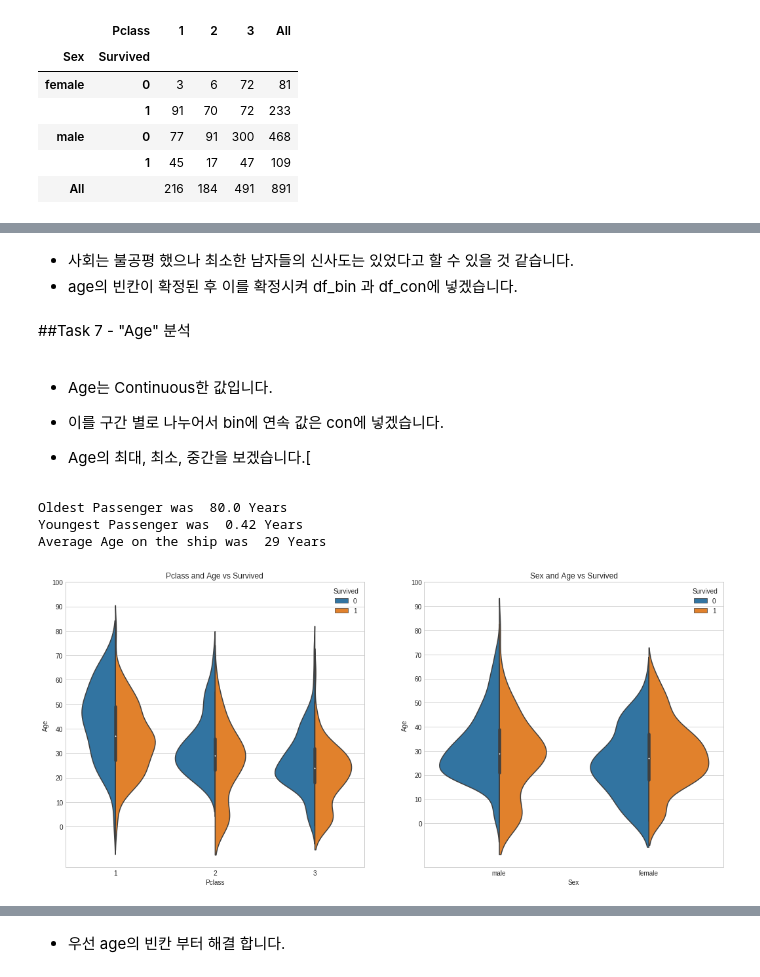
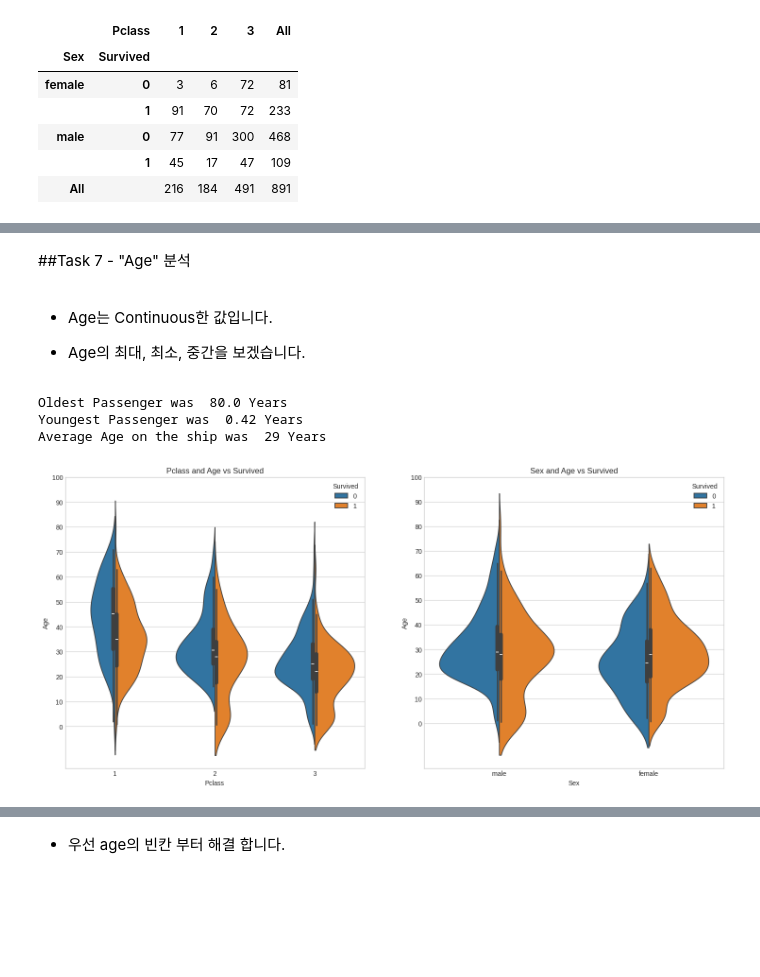
Before and after one commit to joshuajhchoi/ai2learn, a Jupyter notebook: Titanic_강의_버전_1.ipynb, the cells around one changed output, grey strips where cells are left out. Saved outputs shown, nothing was run; the diff lists cells and outputs as text; code cells hidden in the pictures; blank space fills up the shorter version.

```diff
--- a/Titanic_강의_버전_1.ipynb
+++ b/Titanic_강의_버전_1.ipynb
@@ -361,2 +334,0 @@ piecount3("Pclass")
-# %%
-df['Survived'] = train['Survived']
@@ -495,6 +429,6 @@ Name: Name, Length: 891, dtype: int64
 * 아래에서 str.extract('([A-Za-z]+)\.')부분은 str에서 대문자 A~Z, 소문자 a~z 중에 \. 명령을 통해 .으로 끝나는 부분을 추출해 내는 것입니다.
 * ('^([A-Za-z]+)')으로 하면 처음에 나오는 문자 덩어리가 될 것이고 +를 빼면 첫 스펠링 한캐릭터만 추출합니다.
 # %%
-train['Initial']=0
-for i in train:
-    train['Initial']=train.Name.str.extract('([A-Za-z]+)\.')
+df['Initial']=0
+for i in df:
+    df['Initial']=df.Name.str.extract('([A-Za-z]+)\.')
@@ -786,3 +649,35 @@ gender()
+# %%
+# Gender 컬럼을 초기화
+df['Gender'] = 0
+
+# gender 함수 정의
+def gender():
+    # 남성 1등석: 남성 중 Pclass == 1
+    df.loc[(df['Sex'] == 'male') & (df['Pclass'] == 1), 'Gender'] = 1
+
+    # 여성 1등석: 여성 중 Pclass == 1
+    df.loc[(df['Sex'] == 'female') & (df['Pclass'] == 1), 'Gender'] = 2
+
+    # 여성 2등석: 여성 중 Pclass == 2
+    df.loc[(df['Sex'] == 'female') & (df['Pclass'] == 2), 'Gender'] = 2
+
+    # 남성 2등석: 남성 중 Pclass == 2
+    df.loc[(df['Sex'] == 'male') & (df['Pclass'] == 2), 'Gender'] = 3
+
+    # 남성 3등석: 남성 중 Pclass == 3
+    df.loc[(df['Sex'] == 'male') & (df['Pclass'] == 3), 'Gender'] = 3
+
+    # 여성 3등석: 여성 중 Pclass == 3
+    df.loc[(df['Sex'] == 'female') & (df['Pclass'] == 3), 'Gender'] = 4
+
+    # 일등석 아기 (이니셜이 5인 아기들 중 Pclass == 1 또는 2)
+    df.loc[(df['Initial'] == 5) & (df['Pclass'].isin([1, 2])), 'Gender'] = 5
+
+    # 삼등석 아기 (이니셜이 5인 아기들 중 Pclass == 3)
+    df.loc[(df['Initial'] == 5) & (df['Pclass'] == 3), 'Gender'] = 6
+
+# 함수 실행
+gender()
 # %%
 survpct('Gender')
 # %% [output]
@@ -801,11 +697,7 @@ bag('Gender','Survived','Survived % per Gender','Gender Count -  Survived vs Not
-# %% [markdown]
-* 사회는 불공평 했으나 최소한 남자들의 신사도는 있었다고 할 수 있을 것 같습니다.
-* age의 빈칸이 확정된 후 이를 확정시켜 df_bin 과 df_con에 넣겠습니다.
 # %% [markdown]
 ##Task 7 - "Age" 분석
 # %% [markdown]
 * Age는 Continuous한 값입니다.
-* 이를 구간 별로 나누어서 bin에 연속 값은 con에 넣겠습니다.
 
-* Age의 최대, 최소, 중간을 보겠습니다.[
+* Age의 최대, 최소, 중간을 보겠습니다.
 # %%
@@ -818,12 +710,12 @@ Youngest Passenger was  0.42 Years
 Average Age on the ship was  29 Years
 # %%
 f,ax=plt.subplots(1,2,figsize=(18,8))
-sns.violinplot("Pclass","Age", hue="Survived", data=train,split=True,ax=ax[0])
+sns.violinplot(x="Pclass", y="Age", hue="Survived", data=df,split=True,ax=ax[0])
 ax[0].set_title('Pclass and Age vs Survived')
 ax[0].set_yticks(range(0,110,10))
-sns.violinplot("Sex","Age", hue="Survived", data=train,split=True,ax=ax[1])
+sns.violinplot(x="Sex", y="Age", hue="Survived", data=df,split=True,ax=ax[1])
 ax[1].set_title('Sex and Age vs Survived')
 ax[1].set_yticks(range(0,110,10))
 plt.show()
 # %% [output]
-[figure, old version]
+[figure, new version]
```
Also changed, not shown: parts of 228 cells of this notebook.
